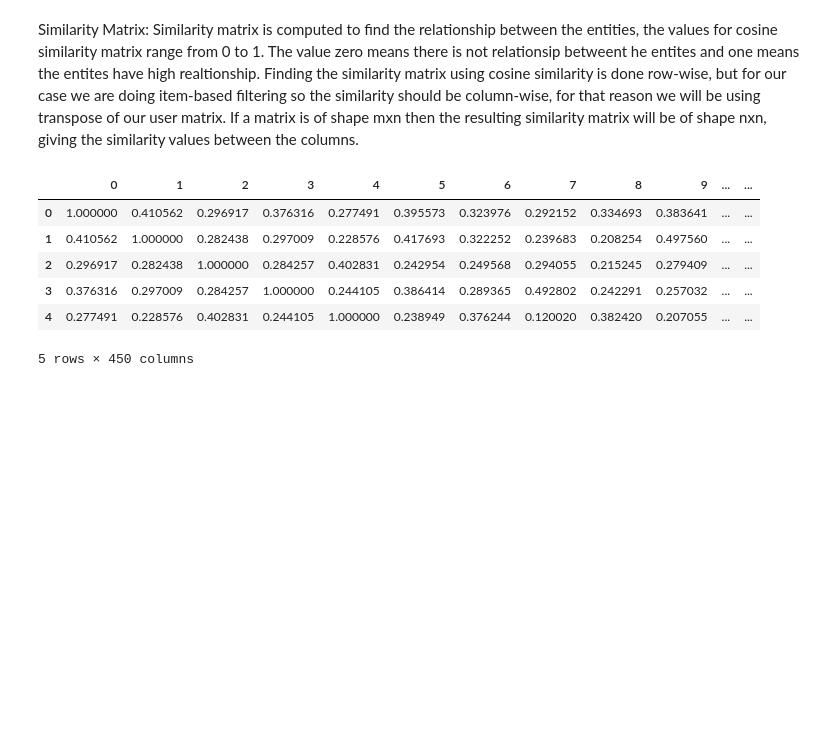
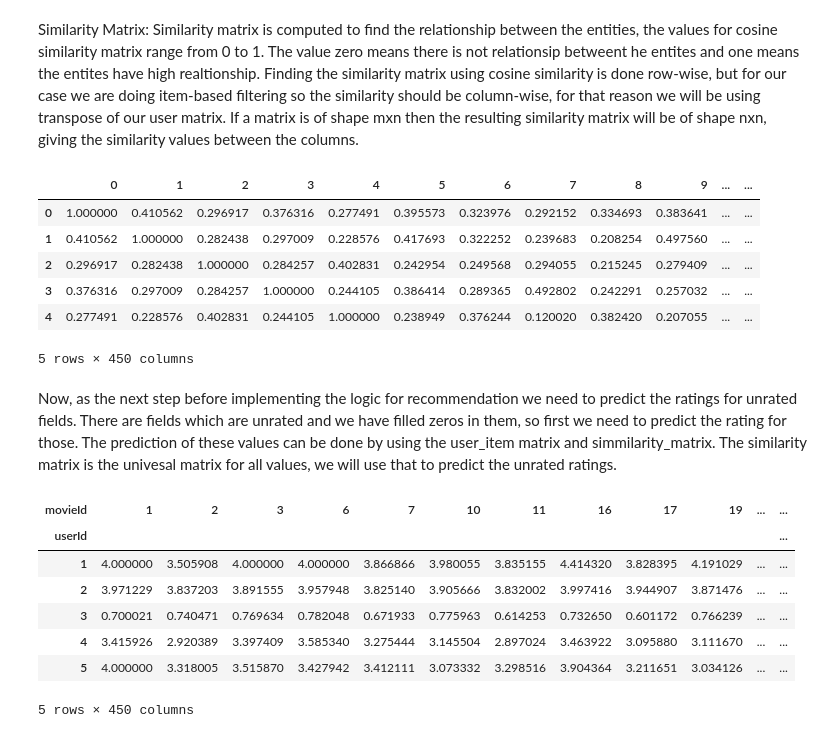
Before and after one commit to nirajGirase08/Recommender-System, a Jupyter notebook: Recommender.ipynb, the cells around one changed output. Saved outputs shown, nothing was run; the diff lists cells and outputs as text; code cells hidden in the pictures; blank space fills up the shorter version.

```diff
--- a/Recommender.ipynb
+++ b/Recommender.ipynb
@@ -101,3 +102,5 @@ similarity_matrix.head()
 | 3 | 0.376316 | 0.297009 | 0.284257 | 1.000000 | 0.244105 | 0.386414 | 0.289365 | 0.492802 | 0.242291 | 0.257032 | ... | ... |
 | 4 | 0.277491 | 0.228576 | 0.402831 | 0.244105 | 1.000000 | 0.238949 | 0.376244 | 0.120020 | 0.382420 | 0.207055 | ... | ... |
 5 rows × 450 columns
+# %% [markdown]
+Now, as the next step before implementing the logic for recommendation we need to predict the ratings for unrated fields. There are fields which are unrated and we have filled zeros in them, so first we need to predict the rating for those. The prediction of these values can be done by using the user_item matrix and simmilarity_matrix. The similarity matrix is the univesal matrix for all values, we will use that to predict the unrated ratings.
@@ -103,0 +140,12 @@ similarity_matrix.head()
+# %%
+predicted_ratings_df = predict_ratings(user_matrix, similarity_matrix, k=10)
+predicted_ratings_df.head()
+# %% [output]
+| movieId | 1 | 2 | 3 | 6 | 7 | 10 | 11 | 16 | 17 | 19 | ... | ... |
+| userId |  |  |  |  |  |  |  |  |  |  |  | ... |
+| 1 | 4.000000 | 3.505908 | 4.000000 | 4.000000 | 3.866866 | 3.980055 | 3.835155 | 4.414320 | 3.828395 | 4.191029 | ... | ... |
+| 2 | 3.971229 | 3.837203 | 3.891555 | 3.957948 | 3.825140 | 3.905666 | 3.832002 | 3.997416 | 3.944907 | 3.871476 | ... | ... |
+| 3 | 0.700021 | 0.740471 | 0.769634 | 0.782048 | 0.671933 | 0.775963 | 0.614253 | 0.732650 | 0.601172 | 0.766239 | ... | ... |
+| 4 | 3.415926 | 2.920389 | 3.397409 | 3.585340 | 3.275444 | 3.145504 | 2.897024 | 3.463922 | 3.095880 | 3.111670 | ... | ... |
+| 5 | 4.000000 | 3.318005 | 3.515870 | 3.427942 | 3.412111 | 3.073332 | 3.298516 | 3.904364 | 3.211651 | 3.034126 | ... | ... |
+5 rows × 450 columns
```
Also changed, not shown: parts of 3 cells of this notebook.
